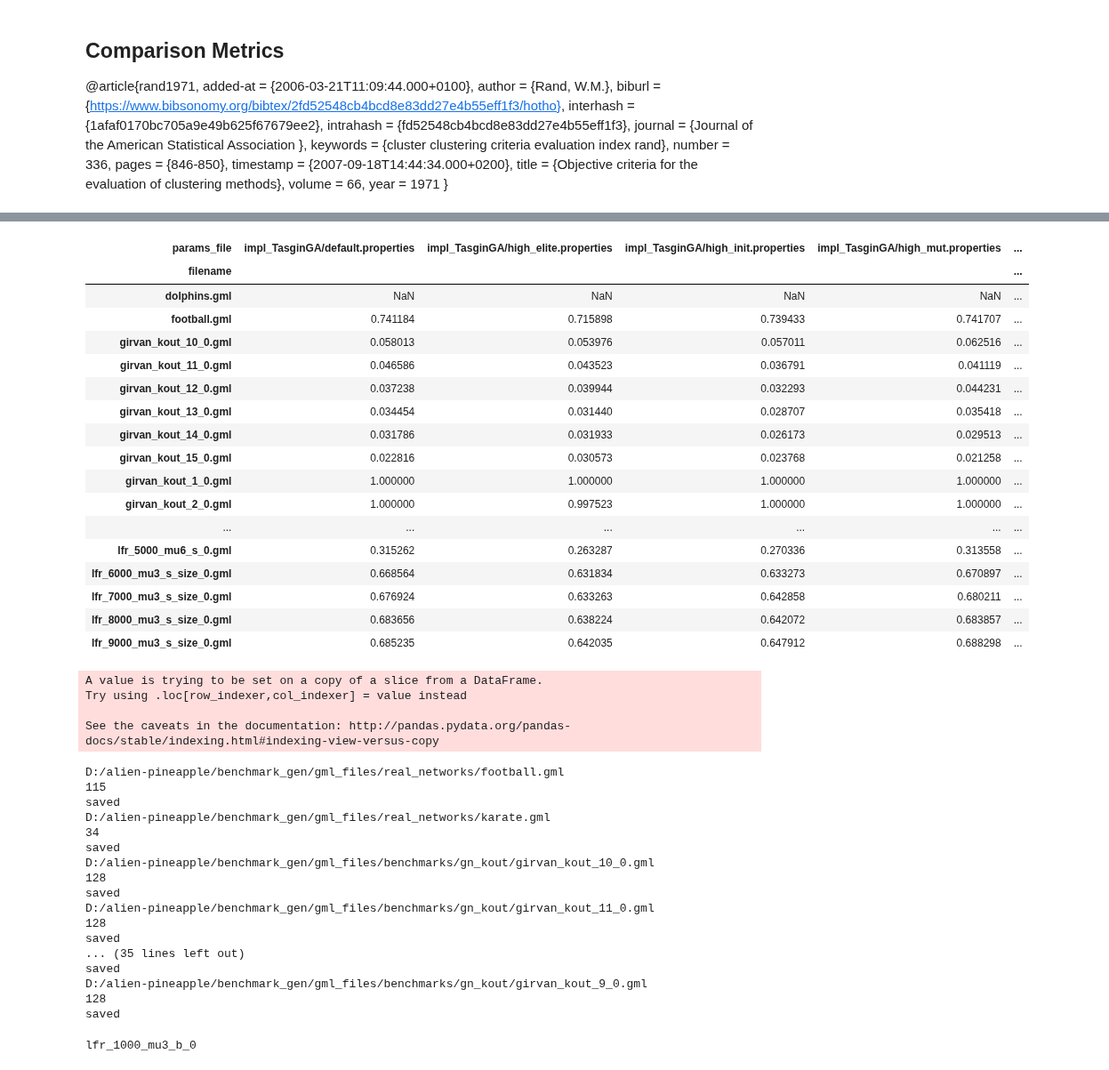
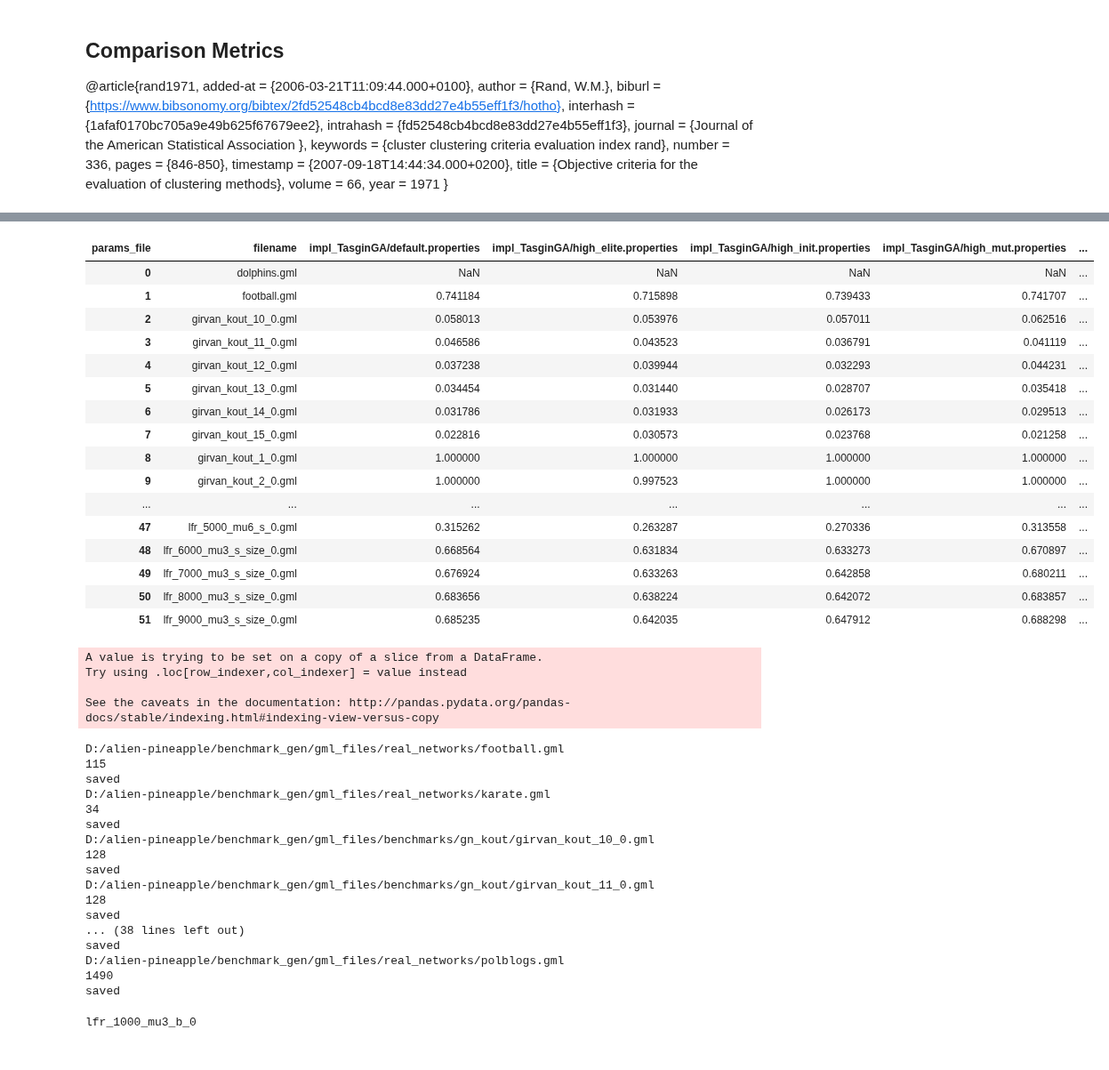
Before and after one commit to PrestonEn/alien-pineapple, a Jupyter notebook: ga_analysis.ipynb, the cells around one changed output, grey strips where cells are left out. Shown at 89% size. Drawn from its saved outputs; the diff is of its cells as text; code cells hidden in the pictures.

```diff
--- a/ga_analysis.ipynb
+++ b/ga_analysis.ipynb
@@ -97,6 +99,39 @@ def identifyConverge(vals):
 # %%
 df['converge_gen'] = df['best_scores'].apply(identifyConverge)
 df['gens'] = df['best_scores'].apply(len)
+# %%
+def extract_size(name):
+    file = str(name.split('/')[-1])
+    size = None
+    if 'lfr' in file:
+        size = file.split('_')[1]
+    elif 'girvan' in file:
+        size = 128
+
+    return size
+
+
+def extract_mu(name):
+    file = str(name.split('/')[-1])
+    mu = None
+    if 'mu' in file:
+        mu = file.split('_')[2]
+        mu = mu[2:]
+    return mu
+
+
+def extract_kout(name):
+    file = str(name.split('/')[-1])
+    mu = None
+    if 'kout' in file:
+        mu = file.split('_')[2]
+    return mu
+
+
+df['short_file'] = df['file'].apply(lambda s: str(s.split('/')[-1]))
+df['size'] = df['file'].apply(lambda s: extract_size(s))
+df['mu'] = df['file'].apply(lambda s: extract_mu(s))
+df['kout'] = df['file'].apply(lambda s: extract_kout(s))
 # %%
 gals = df.loc[lambda dd: dd['algo'] == 'gals']
 gacd = df.loc[lambda dd: dd['algo'] == 'gacd']
@@ -184,27 +217,26 @@ gacd_valtable
 with open('gacd.tex','w') as tf:
     tf.write(ganet_valtable.to_latex())
 # %%
-tbga_valtable = tbga.groupby(['filename','params_file'], sort=False)['nmi'].mean().reset_index().pivot('filename', 'params_file', 'nmi')
+tbga_valtable = tbga.groupby(['filename','params_file'], sort=False)['nmi'].mean().reset_index().pivot('filename', 'params_file', 'nmi').reset_index()
 tbga_valtable
 # %% [output]
-| params_file | impl_TasginGA/default.properties | impl_TasginGA/high_elite.properties | impl_TasginGA/high_init.properties | impl_TasginGA/high_mut.properties | ... |
-| filename |  |  |  |  | ... |
-| dolphins.gml | NaN | NaN | NaN | NaN | ... |
-| football.gml | 0.741184 | 0.715898 | 0.739433 | 0.741707 | ... |
-| girvan_kout_10_0.gml | 0.058013 | 0.053976 | 0.057011 | 0.062516 | ... |
-| girvan_kout_11_0.gml | 0.046586 | 0.043523 | 0.036791 | 0.041119 | ... |
-| girvan_kout_12_0.gml | 0.037238 | 0.039944 | 0.032293 | 0.044231 | ... |
-| girvan_kout_13_0.gml | 0.034454 | 0.031440 | 0.028707 | 0.035418 | ... |
-| girvan_kout_14_0.gml | 0.031786 | 0.031933 | 0.026173 | 0.029513 | ... |
-| girvan_kout_15_0.gml | 0.022816 | 0.030573 | 0.023768 | 0.021258 | ... |
-| girvan_kout_1_0.gml | 1.000000 | 1.000000 | 1.000000 | 1.000000 | ... |
-| girvan_kout_2_0.gml | 1.000000 | 0.997523 | 1.000000 | 1.000000 | ... |
-| ... | ... | ... | ... | ... | ... |
-| lfr_5000_mu6_s_0.gml | 0.315262 | 0.263287 | 0.270336 | 0.313558 | ... |
-| lfr_6000_mu3_s_size_0.gml | 0.668564 | 0.631834 | 0.633273 | 0.670897 | ... |
-| lfr_7000_mu3_s_size_0.gml | 0.676924 | 0.633263 | 0.642858 | 0.680211 | ... |
-| lfr_8000_mu3_s_size_0.gml | 0.683656 | 0.638224 | 0.642072 | 0.683857 | ... |
-| lfr_9000_mu3_s_size_0.gml | 0.685235 | 0.642035 | 0.647912 | 0.688298 | ... |
+| params_file | filename | impl_TasginGA/default.properties | impl_TasginGA/high_elite.properties | impl_TasginGA/high_init.properties | impl_TasginGA/high_mut.properties | ... |
+| 0 | dolphins.gml | NaN | NaN | NaN | NaN | ... |
+| 1 | football.gml | 0.741184 | 0.715898 | 0.739433 | 0.741707 | ... |
+| 2 | girvan_kout_10_0.gml | 0.058013 | 0.053976 | 0.057011 | 0.062516 | ... |
+| 3 | girvan_kout_11_0.gml | 0.046586 | 0.043523 | 0.036791 | 0.041119 | ... |
+| 4 | girvan_kout_12_0.gml | 0.037238 | 0.039944 | 0.032293 | 0.044231 | ... |
+| 5 | girvan_kout_13_0.gml | 0.034454 | 0.031440 | 0.028707 | 0.035418 | ... |
+| 6 | girvan_kout_14_0.gml | 0.031786 | 0.031933 | 0.026173 | 0.029513 | ... |
+| 7 | girvan_kout_15_0.gml | 0.022816 | 0.030573 | 0.023768 | 0.021258 | ... |
+| 8 | girvan_kout_1_0.gml | 1.000000 | 1.000000 | 1.000000 | 1.000000 | ... |
+| 9 | girvan_kout_2_0.gml | 1.000000 | 0.997523 | 1.000000 | 1.000000 | ... |
+| ... | ... | ... | ... | ... | ... | ... |
+| 47 | lfr_5000_mu6_s_0.gml | 0.315262 | 0.263287 | 0.270336 | 0.313558 | ... |
+| 48 | lfr_6000_mu3_s_size_0.gml | 0.668564 | 0.631834 | 0.633273 | 0.670897 | ... |
+| 49 | lfr_7000_mu3_s_size_0.gml | 0.676924 | 0.633263 | 0.642858 | 0.680211 | ... |
+| 50 | lfr_8000_mu3_s_size_0.gml | 0.683656 | 0.638224 | 0.642072 | 0.683857 | ... |
+| 51 | lfr_9000_mu3_s_size_0.gml | 0.685235 | 0.642035 | 0.647912 | 0.688298 | ... |
 # %%
 with open('tasgin.tex','w') as tf:
     tf.write(tbga_valtable.to_latex())
@@ -242,10 +274,10 @@ saved
 D:/alien-pineapple/benchmark_gen/gml_files/benchmarks/gn_kout/girvan_kout_11_0.gml
 128
 saved
-... (35 lines left out)
+... (38 lines left out)
 saved
-D:/alien-pineapple/benchmark_gen/gml_files/benchmarks/gn_kout/girvan_kout_9_0.gml
-128
+D:/alien-pineapple/benchmark_gen/gml_files/real_networks/polblogs.gml
+1490
 saved
 # %%
 def plot_graph(filename):
```
Also changed, not shown: parts of 10 cells of this notebook, 27 other files.
